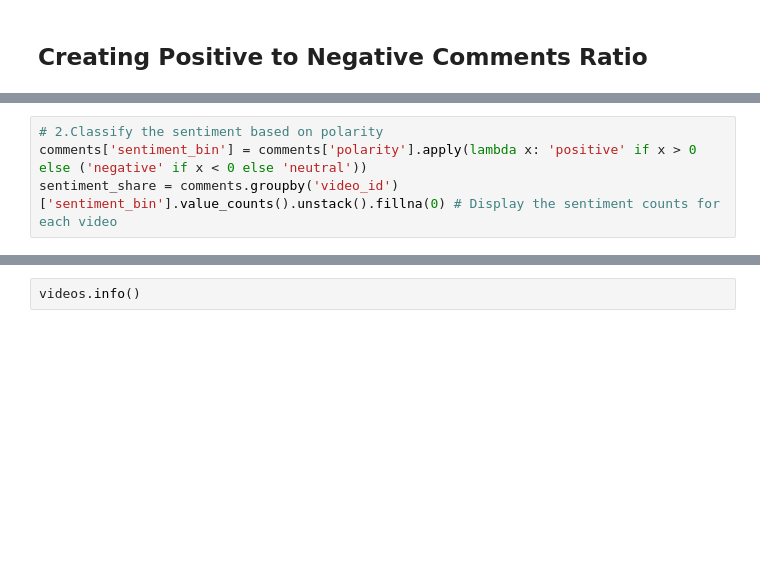
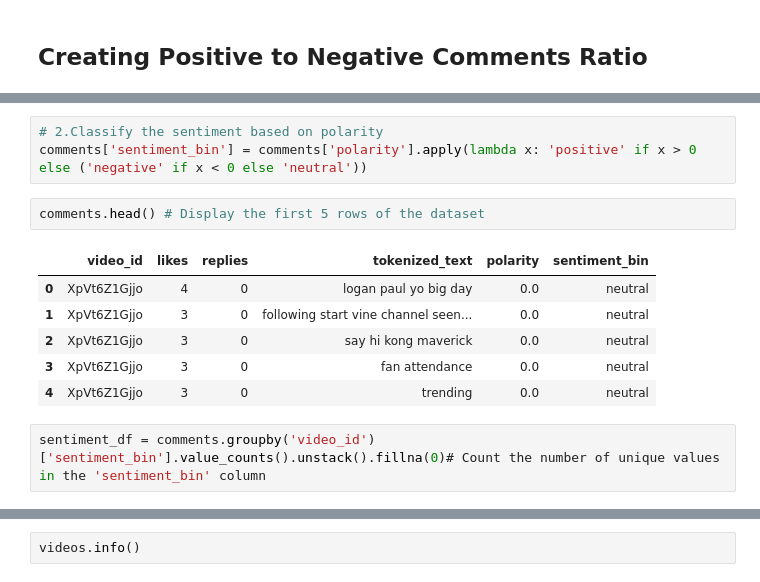
Before and after one commit to betanight/youtube_sentiment_analysis, a Jupyter notebook: notebooks/eda_analysis_fonz.ipynb, the cells around one changed output, grey strips where cells are left out. Drawn from its saved outputs; the diff is of its cells as text; blank space fills up the shorter version.

```diff
--- a/notebooks/eda_analysis_fonz.ipynb
+++ b/notebooks/eda_analysis_fonz.ipynb
@@ -190,4 +237,14 @@ comments.head(10)
 # %%
 # 2.Classify the sentiment based on polarity
 comments['sentiment_bin'] = comments['polarity'].apply(lambda x: 'positive' if x > 0 else ('negative' if x < 0 else 'neutral'))
-sentiment_share = comments.groupby('video_id')['sentiment_bin'].value_counts().unstack().fillna(0) # Display the sentiment counts for each video
+# %%
+comments.head() # Display the first 5 rows of the dataset
+# %% [output]
+|  | video_id | likes | replies | tokenized_text | polarity | sentiment_bin |
+| 0 | XpVt6Z1Gjjo | 4 | 0 | logan paul yo big day | 0.0 | neutral |
+| 1 | XpVt6Z1Gjjo | 3 | 0 | following start vine channel seen... | 0.0 | neutral |
+| 2 | XpVt6Z1Gjjo | 3 | 0 | say hi kong maverick | 0.0 | neutral |
+| 3 | XpVt6Z1Gjjo | 3 | 0 | fan attendance | 0.0 | neutral |
+| 4 | XpVt6Z1Gjjo | 3 | 0 | trending | 0.0 | neutral |
+# %%
+sentiment_df = comments.groupby('video_id')['sentiment_bin'].value_counts().unstack().fillna(0)# Count the number of unique values in the 'sentiment_bin' column
```
Also changed, not shown: parts of 28 cells of this notebook.
